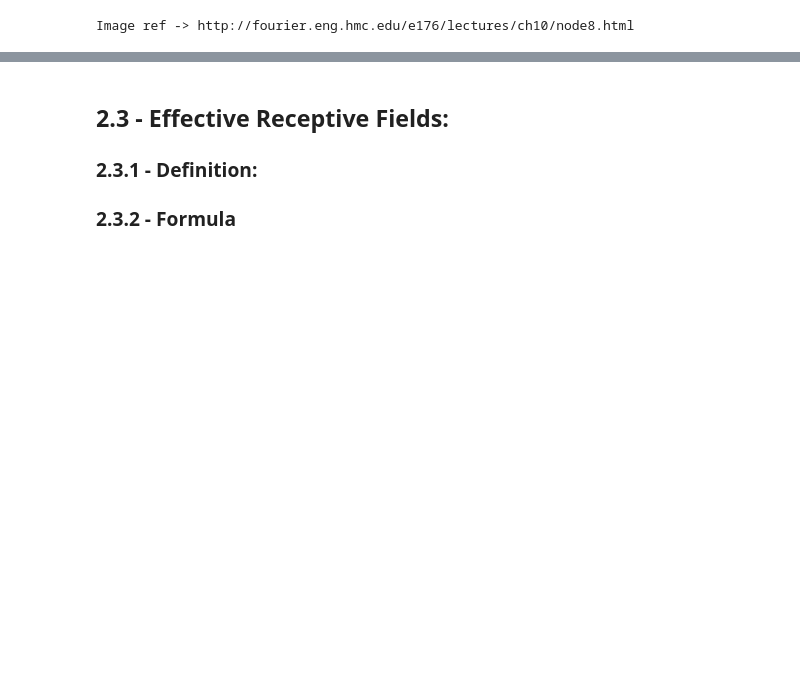
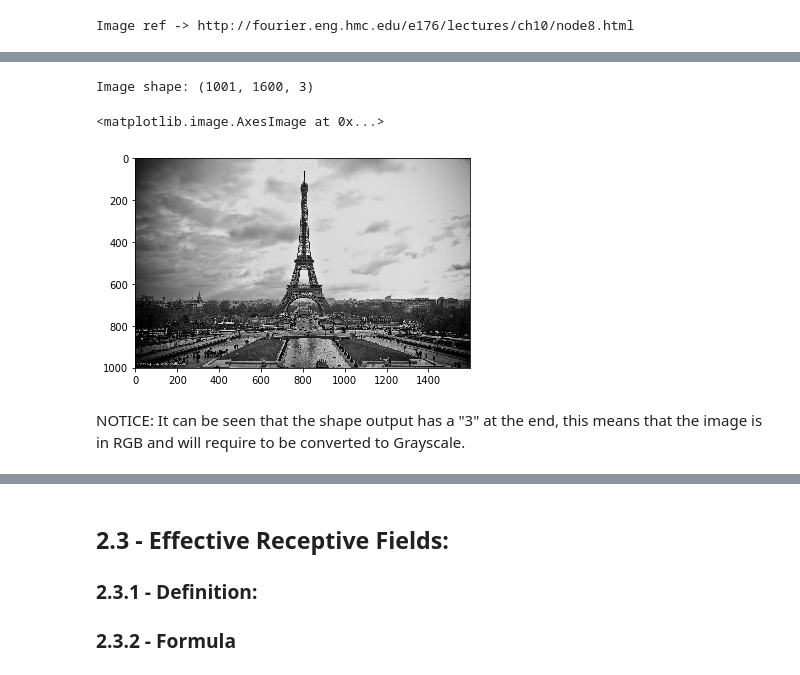
Before and after one commit to ylee9107/ComputerVisionTensorFlow2_myLearning, a Jupyter notebook: 3 - Modern Neural Networks/Modern Neural Networks.ipynb, the cells around one changed output, grey strips where cells are left out. Drawn from its saved outputs; the diff is of its cells as text; code cells hidden in the pictures; blank space fills up the shorter version.

```diff
--- a/3 - Modern Neural Networks/Modern Neural Networks.ipynb
+++ b/3 - Modern Neural Networks/Modern Neural Networks.ipynb
@@ -137,0 +179,17 @@ Further, the kernels in a layer were found to be good at identifying specific lo
+# %%
+# Set up the working directory for the sample images:
+sampleImage_folderName = 'MNN Image Manipulations'
+sampleImage_path = os.path.abspath(sampleImage_folderName) + '/'
+
+
+sample_img = io.imread(sampleImage_path + 'Eiffel Tower.jpg')
+# %%
+# Print to show the sample image:
+print('Image shape: {}'.format(sample_img.shape))
+plt.imshow(sample_img, cmap = plt.cm.gray)
+# %% [output]
+Image shape: (1001, 1600, 3)
+<matplotlib.image.AxesImage at 0x...>
+[figure, added]
+# %% [markdown]
+NOTICE: It can be seen that the shape output has a "3" at the end, this means that the image is in RGB and will require to be converted to Grayscale.
```
Also changed, not shown: parts of 37 cells of this notebook.
